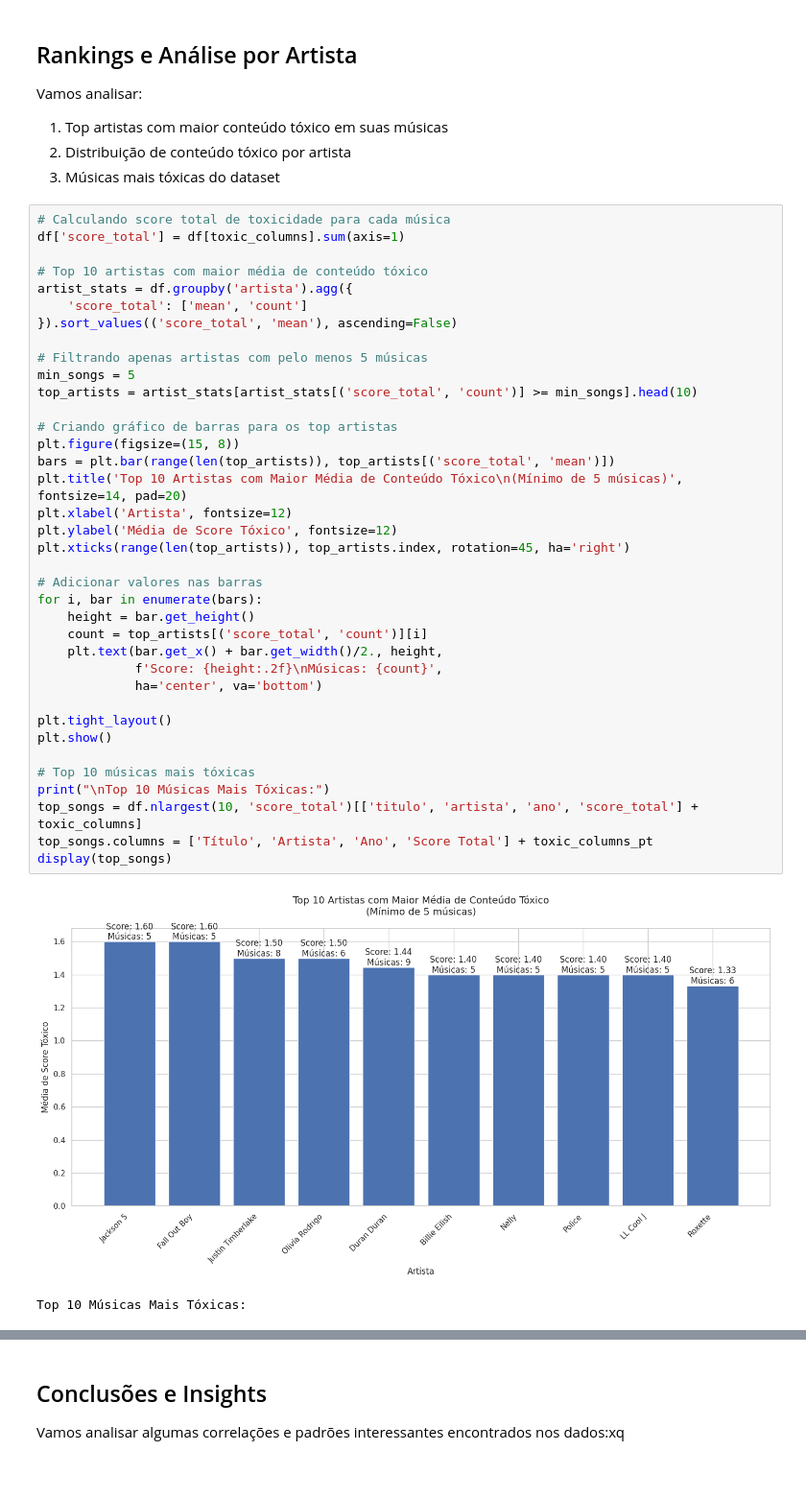
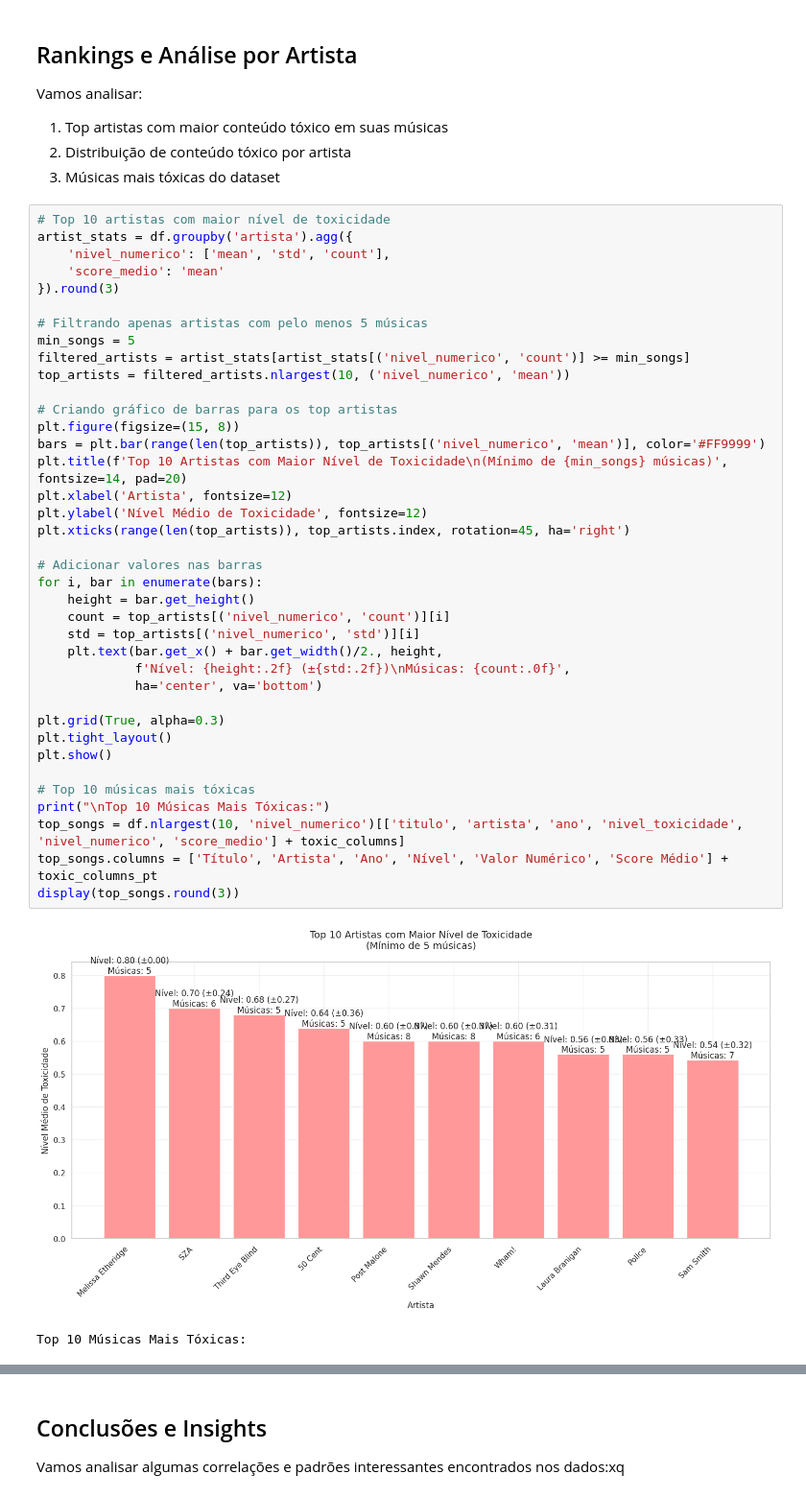
Before and after one commit to hijao08/AprendizadoDeMaquinaMusicas, a Jupyter notebook: src/analise_resultados.ipynb, the cells around one changed output, grey strips where cells are left out. Shown at 96% size. Saved outputs shown, nothing was run; the diff lists cells and outputs as text.

```diff
--- a/src/analise_resultados.ipynb
+++ b/src/analise_resultados.ipynb
@@ -131,42 +187,43 @@ Vamos analisar:
 2. Distribuição de conteúdo tóxico por artista
 3. Músicas mais tóxicas do dataset
 # %%
-# Calculando score total de toxicidade para cada música
-df['score_total'] = df[toxic_columns].sum(axis=1)
-
-# Top 10 artistas com maior média de conteúdo tóxico
+# Top 10 artistas com maior nível de toxicidade
 artist_stats = df.groupby('artista').agg({
-    'score_total': ['mean', 'count']
-}).sort_values(('score_total', 'mean'), ascending=False)
+    'nivel_numerico': ['mean', 'std', 'count'],
+    'score_medio': 'mean'
+}).round(3)
 
 # Filtrando apenas artistas com pelo menos 5 músicas
 min_songs = 5
-top_artists = artist_stats[artist_stats[('score_total', 'count')] >= min_songs].head(10)
+filtered_artists = artist_stats[artist_stats[('nivel_numerico', 'count')] >= min_songs]
+top_artists = filtered_artists.nlargest(10, ('nivel_numerico', 'mean'))
 
 # Criando gráfico de barras para os top artistas
 plt.figure(figsize=(15, 8))
-bars = plt.bar(range(len(top_artists)), top_artists[('score_total', 'mean')])
-plt.title('Top 10 Artistas com Maior Média de Conteúdo Tóxico\n(Mínimo de 5 músicas)', fontsize=14, pad=20)
+bars = plt.bar(range(len(top_artists)), top_artists[('nivel_numerico', 'mean')], color='#FF9999')
+plt.title(f'Top 10 Artistas com Maior Nível de Toxicidade\n(Mínimo de {min_songs} músicas)', fontsize=14, pad=20)
 plt.xlabel('Artista', fontsize=12)
-plt.ylabel('Média de Score Tóxico', fontsize=12)
+plt.ylabel('Nível Médio de Toxicidade', fontsize=12)
 plt.xticks(range(len(top_artists)), top_artists.index, rotation=45, ha='right')
 
 # Adicionar valores nas barras
 for i, bar in enumerate(bars):
     height = bar.get_height()
-    count = top_artists[('score_total', 'count')][i]
+    count = top_artists[('nivel_numerico', 'count')][i]
+    std = top_artists[('nivel_numerico', 'std')][i]
     plt.text(bar.get_x() + bar.get_width()/2., height,
-             f'Score: {height:.2f}\nMúsicas: {count}',
+             f'Nível: {height:.2f} (±{std:.2f})\nMúsicas: {count:.0f}',
              ha='center', va='bottom')
 
+plt.grid(True, alpha=0.3)
 plt.tight_layout()
 plt.show()
 
 # Top 10 músicas mais tóxicas
 print("\nTop 10 Músicas Mais Tóxicas:")
-top_songs = df.nlargest(10, 'score_total')[['titulo', 'artista', 'ano', 'score_total'] + toxic_columns]
-top_songs.columns = ['Título', 'Artista', 'Ano', 'Score Total'] + toxic_columns_pt
-display(top_songs)
+top_songs = df.nlargest(10, 'nivel_numerico')[['titulo', 'artista', 'ano', 'nivel_toxicidade', 'nivel_numerico', 'score_medio'] + toxic_columns]
+top_songs.columns = ['Título', 'Artista', 'Ano', 'Nível', 'Valor Numérico', 'Score Médio'] + toxic_columns_pt
+display(top_songs.round(3))
 # %% [output]
-[figure, old version]
+[figure, new version]
 Top 10 Músicas Mais Tóxicas:
```
Also changed, not shown: parts of 6 cells of this notebook, 2 other files.
